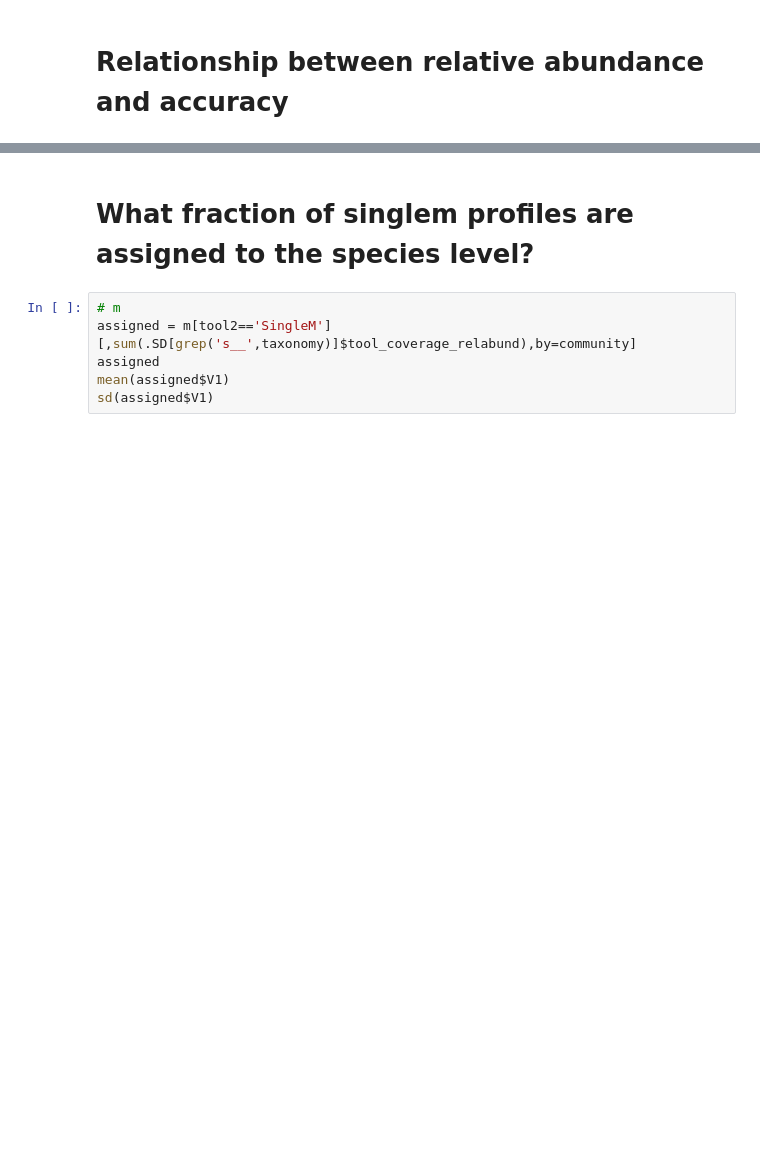
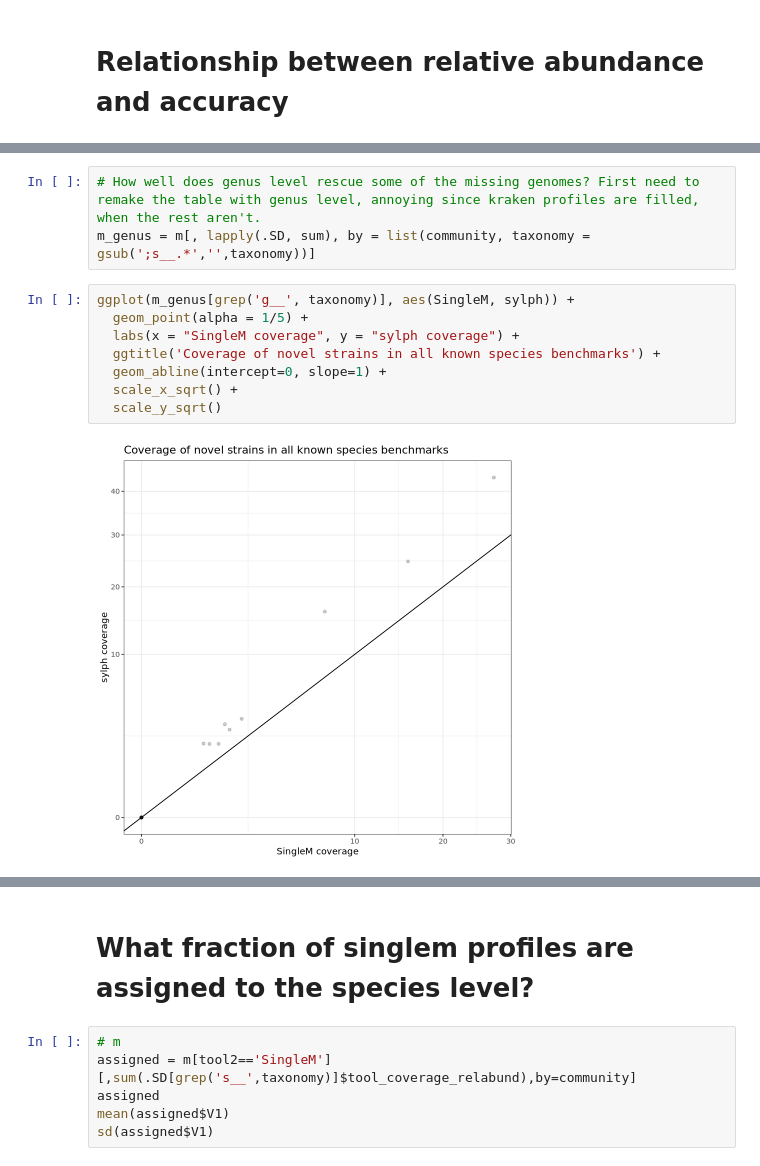
Before and after one commit to timbalam/singlem-benchmarking, a Jupyter notebook: 5_novelty/plot.ipynb, the cells around one changed output, grey strips where cells are left out. Saved outputs shown, nothing was run; the diff lists cells and outputs as text; blank space fills up the shorter version.

```diff
--- a/5_novelty/plot.ipynb
+++ b/5_novelty/plot.ipynb
@@ -545,0 +98,13 @@ options(repr.plot.width=original_width_height[1], repr.plot.height=original_widt
+# %%
+# How well does genus level rescue some of the missing genomes? First need to remake the table with genus level, annoying since kraken profiles are filled, when the rest aren't.
+m_genus = m[, lapply(.SD, sum), by = list(community, taxonomy = gsub(';s__.*','',taxonomy))]
+# %%
+ggplot(m_genus[grep('g__', taxonomy)], aes(SingleM, sylph)) +
+  geom_point(alpha = 1/5) +
+  labs(x = "SingleM coverage", y = "sylph coverage") +
+  ggtitle('Coverage of novel strains in all known species benchmarks') +
+  geom_abline(intercept=0, slope=1) +
+  scale_x_sqrt() +
+  scale_y_sqrt()
+# %% [output]
+[figure, added]
```
Also changed, not shown: parts of 56 cells of this notebook, 1 other file.
